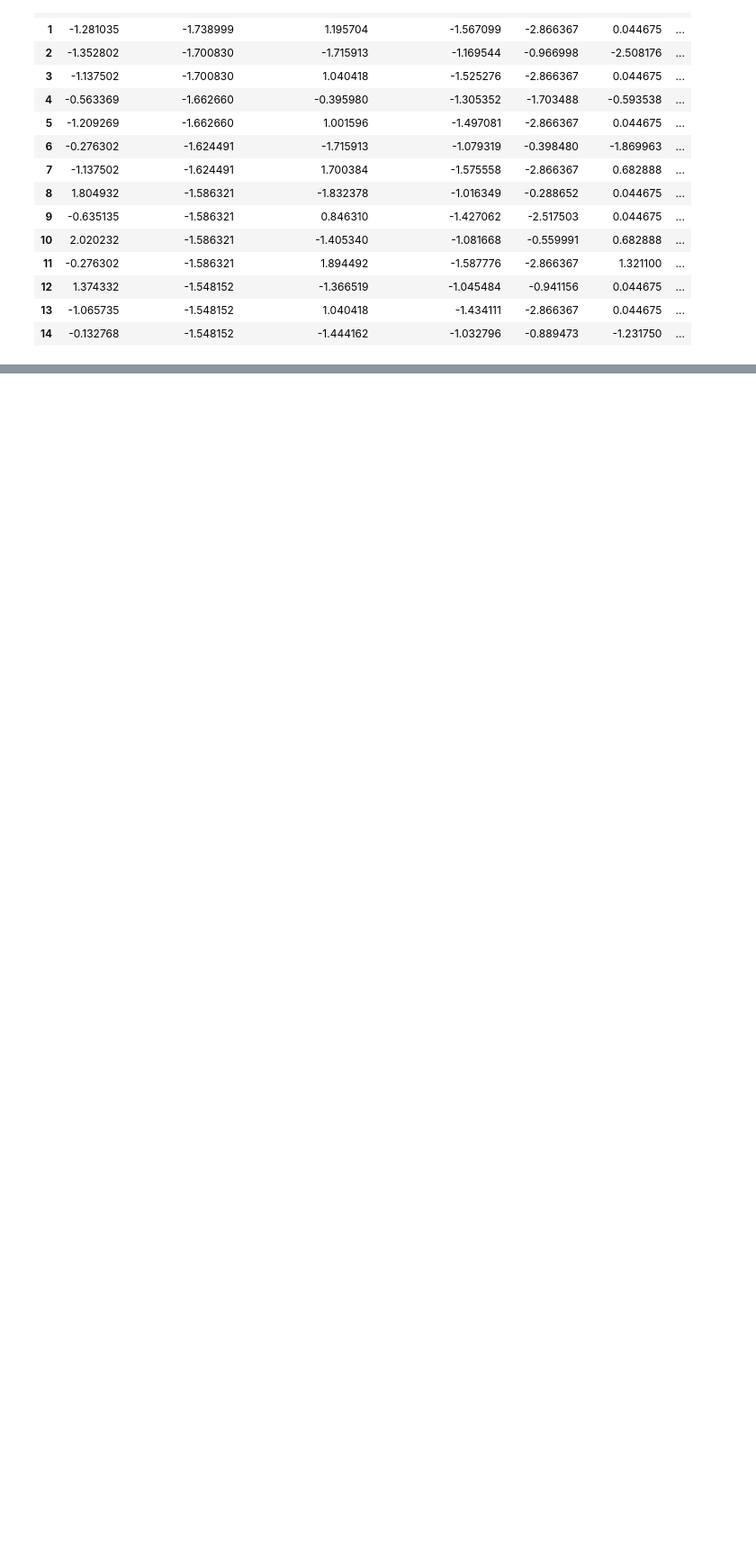
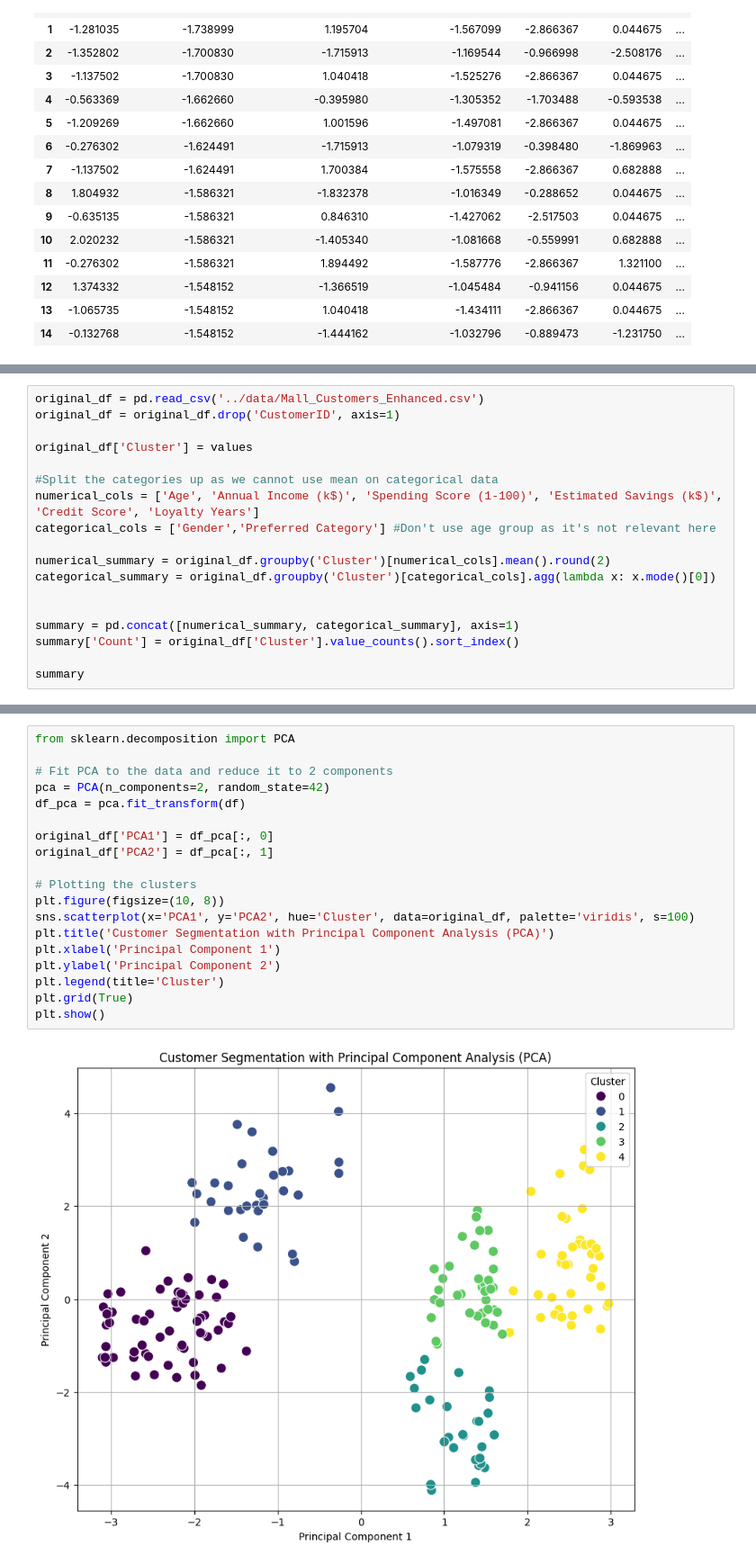
Before and after one commit to samyamp/Customer-Grouper, a Jupyter notebook: notebooks/Segmentation-model.ipynb, the cells around one changed output, grey strips where cells are left out. Shown: that part at 90% size. Drawn from its saved outputs; the diff is of its cells as text; blank space fills up the shorter version.

```diff
--- a/notebooks/Segmentation-model.ipynb
+++ b/notebooks/Segmentation-model.ipynb
@@ -147,0 +209,18 @@ from sklearn.cluster import KMeans
+# %%
+original_df = pd.read_csv('../data/Mall_Customers_Enhanced.csv')
+original_df = original_df.drop('CustomerID', axis=1)
+
+original_df['Cluster'] = values
+
+#Split the categories up as we cannot use mean on categorical data
+numerical_cols = ['Age', 'Annual Income (k$)', 'Spending Score (1-100)', 'Estimated Savings (k$)', 'Credit Score', 'Loyalty Years']
+categorical_cols = ['Gender','Preferred Category'] #Don't use age group as it's not relevant here
+
+numerical_summary = original_df.groupby('Cluster')[numerical_cols].mean().round(2)
+categorical_summary = original_df.groupby('Cluster')[categorical_cols].agg(lambda x: x.mode()[0])
+
+
+summary = pd.concat([numerical_summary, categorical_summary], axis=1)
+summary['Count'] = original_df['Cluster'].value_counts().sort_index()
+
+summary
@@ -147,0 +242,21 @@ from sklearn.cluster import KMeans
+# %%
+from sklearn.decomposition import PCA
+
+# Fit PCA to the data and reduce it to 2 components
+pca = PCA(n_components=2, random_state=42)
+df_pca = pca.fit_transform(df)
+
+original_df['PCA1'] = df_pca[:, 0]
+original_df['PCA2'] = df_pca[:, 1]
+
+# Plotting the clusters
+plt.figure(figsize=(10, 8))
+sns.scatterplot(x='PCA1', y='PCA2', hue='Cluster', data=original_df, palette='viridis', s=100)
+plt.title('Customer Segmentation with Principal Component Analysis (PCA)')
+plt.xlabel('Principal Component 1')
+plt.ylabel('Principal Component 2')
+plt.legend(title='Cluster')
+plt.grid(True)
+plt.show()
+# %% [output]
+[figure, added]
```
Also changed, not shown: parts of 8 cells of this notebook.
